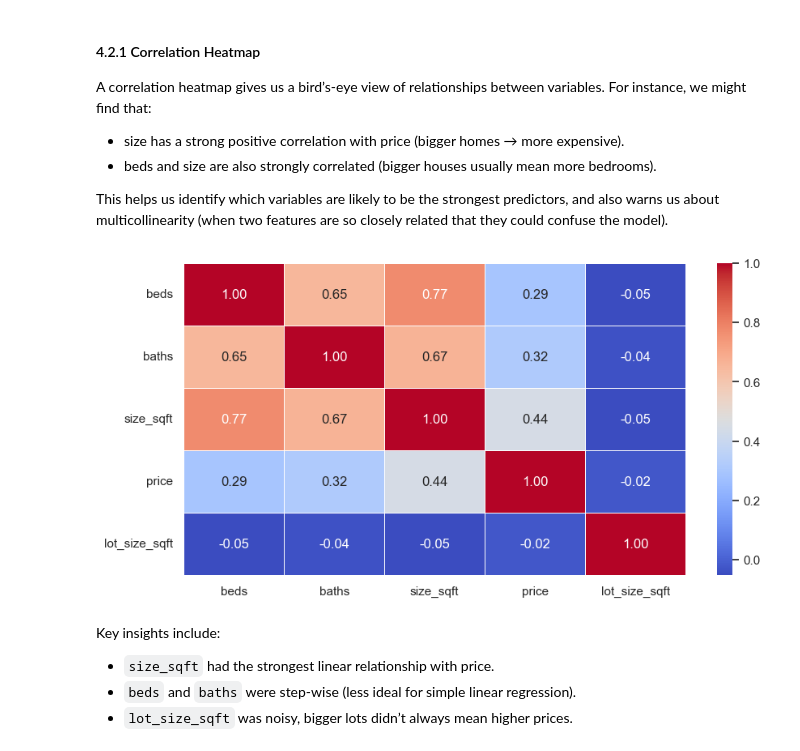
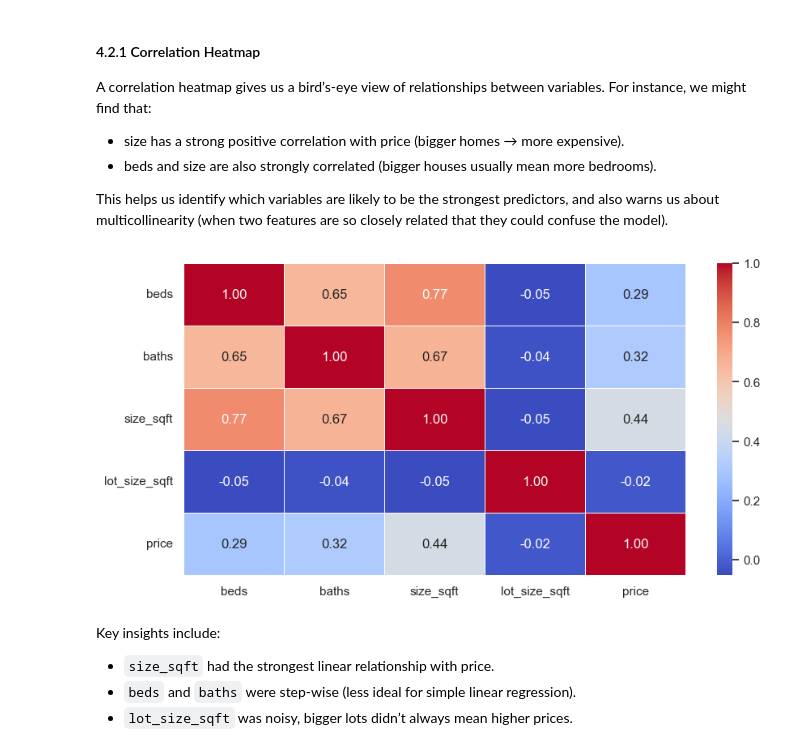
Before and after one commit to erickhangati/machine-learning-projects, a Jupyter notebook: linear-regression/house-price-prediction/house-price-prediction.ipynb, the cells around one changed output. Saved outputs shown, nothing was run; the diff lists cells and outputs as text; code cells hidden in the pictures.

```diff
--- a/linear-regression/house-price-prediction/house-price-prediction.ipynb
+++ b/linear-regression/house-price-prediction/house-price-prediction.ipynb
@@ -137,11 +142,21 @@ There are several ways to deal with missing values:
 - Filling them in (imputation) using averages, medians, or even more advanced techniques.
 
 The right choice depends on how important the column is and how much data is missing. For this case, the important column for us is the `lot_size`. We will fill the missing values with the median, but first we need to make the column values consistent since it has a mix of `sqft` and `acre`.
+# %%
+def check_missing_values(data):
+    """
+    Identifies and replaces empty strings with NaN,
+    then prints missing value counts.
+    :param data: (pd.DataFrame) The dataset
+    :return: (pd.DataFrame) Dataset with NaNs marked
+    """
+    categorical_cols = data.select_dtypes(include='object').columns
+    data[categorical_cols] = data[categorical_cols].replace(r'^\s*$', np.nan, regex=True)
+
+    print("Missing values per column:")
+    print(data.isnull().sum())
+    return data
 # %%
-# Remove empty string on categorical variables which can be seen as null values
-categorical_cols = df.select_dtypes(include='object').columns
-df[categorical_cols] = df[categorical_cols].replace(r'^\s*$', np.nan, regex=True)
-
-# Check for null values
-print(df.isnull().sum())
+# Check for missing values (Train Set)
+data_train = check_missing_values(data=data_train)
 # %% [output]
@@ -157,15 +239,4 @@ dtype: int64
 # %%
-# Create column 'lot_size_sqft' with standardized sqft units
-df['lot_size_sqft'] = df.apply(
-    lambda row: row['lot_size'] * 43560 if row['lot_size_units'] == 'acre' else row['lot_size'], axis=1
-)
-
-# Fill missing values with median
-lot_size_median = df['lot_size_sqft'].median()
-df['lot_size_sqft'] = df['lot_size_sqft'].fillna(lot_size_median)
-
-# Rename 'size' column
-df = df.rename(columns={'size': 'size_sqft'})
-
-# Drop the unnecessary columns
-df = df.drop(columns=['lot_size', 'lot_size_units', 'size_units'])
+# Standardize columns and fix missing values (Train Set)
+data_train, median_train = fix_missing_values(data=data_train, is_train=True)
+data_train.head()
@@ -258,16 +356,16 @@ A correlation heatmap gives us a bird’s-eye view of relationships between vari
 This helps us identify which variables are likely to be the strongest predictors, and also warns us about multicollinearity (when two features are so closely related that they could confuse the model).
 # %%
 # Drop zip_code from the numerical columns as that is a categorical variable not continuous.
-numerical_cols = df.select_dtypes(include='number').columns.drop(['zip_code'])
+numerical_cols = data_train.select_dtypes(include='number').columns.drop(['zip_code'])
 
 # Plot correlation heatmap
-corr_mat = df[numerical_cols].corr()
+corr_mat = data_train[numerical_cols].corr()
 plt.figure(figsize=(10, 5))
 sns.heatmap(corr_mat, annot=True, cmap='coolwarm', fmt='.2f', linewidths=0.5)
 plt.yticks(rotation=0)
 plt.show()
 # %% [output]
-[figure, old version]
+[figure, new version]
 # %% [markdown]
 Key insights include:
 
```
Also changed, not shown: parts of 32 cells of this notebook.
